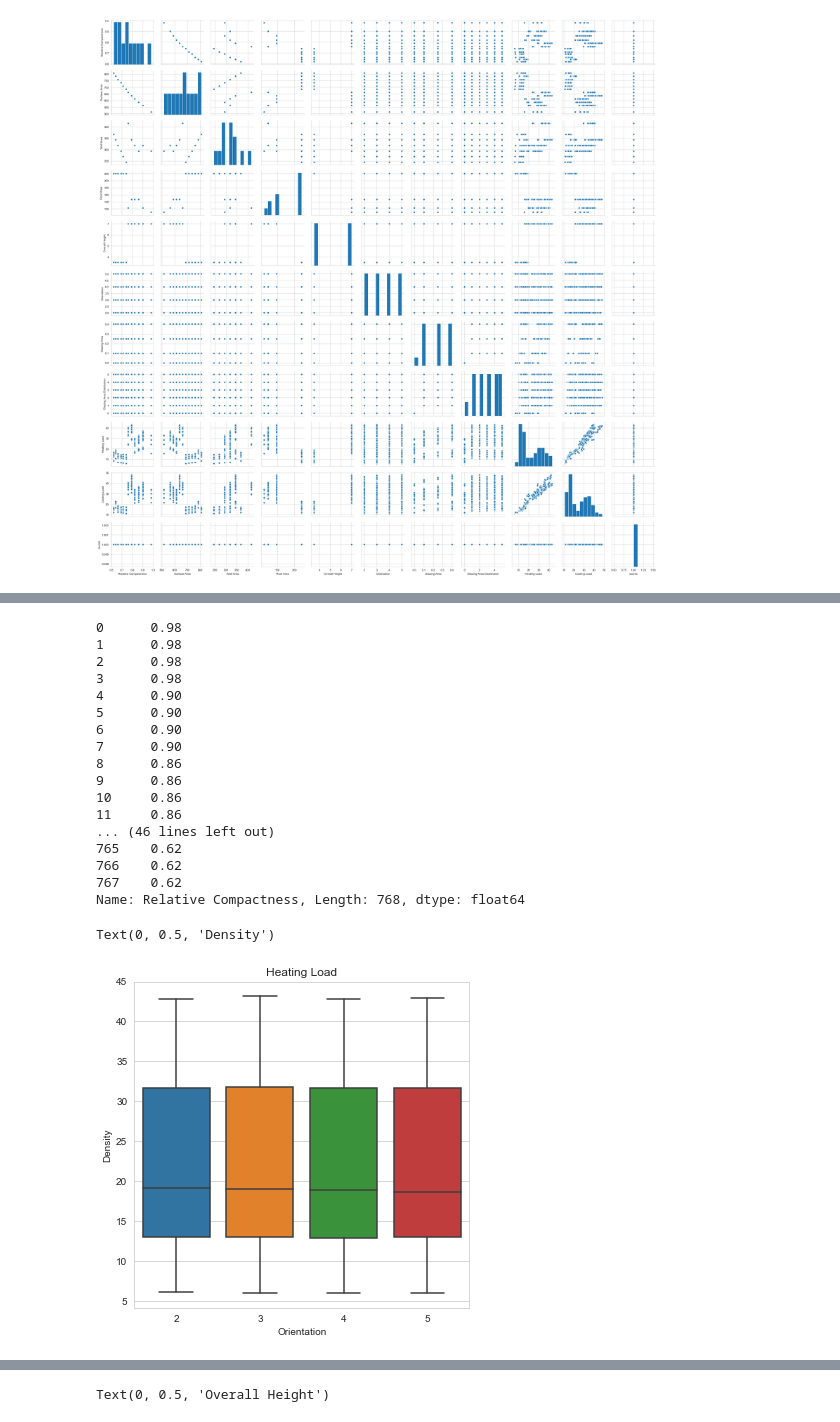
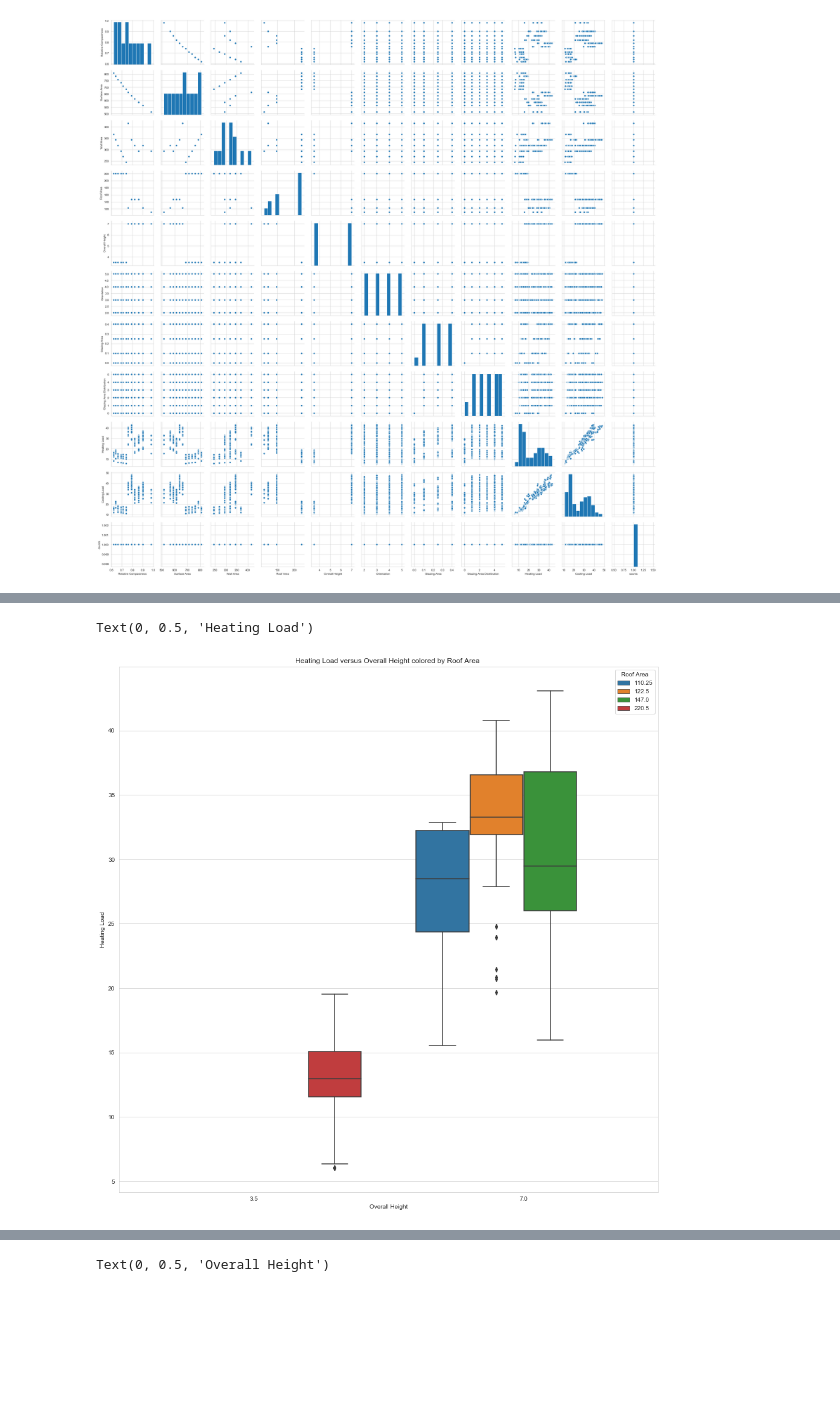
Before and after one commit to mutecypher/Datasci410, a Jupyter notebook: MikePearson-L01-EnergyLoads.ipynb, the cells around one changed output, grey strips where cells are left out. Cells and saved outputs as stored; diff of their text form; code cells hidden in the pictures; blank space fills up the shorter version.

```diff
--- a/MikePearson-L01-EnergyLoads.ipynb
+++ b/MikePearson-L01-EnergyLoads.ipynb
@@ -147,31 +241,11 @@ Text(0, 0.5, 'Density')
-# %%
-print(buildings.loc[:,'Relative Compactness'])
-# %% [output]
-0      0.98
-1      0.98
-2      0.98
-3      0.98
-4      0.90
-5      0.90
-6      0.90
-7      0.90
-8      0.86
-9      0.86
-10     0.86
-11     0.86
-... (46 lines left out)
-765    0.62
-766    0.62
-767    0.62
-Name: Relative Compactness, Length: 768, dtype: float64
 # %%
-fig = plt.figure(figsize=(6,6)) # define plot area
+fig = plt.figure(figsize=(16,16)) # define plot area
 ax = fig.gca() # define axis
 sns.set_style("whitegrid")
-sns.boxplot(x = 'Orientation', y = 'Heating Load', data = buildings, ax = ax)
-ax.set_title('Heating Load') # Give the plot a main title
-ax.set_xlabel('Orientation') # Set text for the x axis
-ax.set_ylabel('Density')# Set text for y axis
+sns.boxplot(x = 'Overall Height', y = 'Heating Load', hue = 'Roof Area' ,data = buildings, ax = ax)
+ax.set_title('Heating Load versus Overall Height colored by Roof Area ') # Give the plot a main title
+ax.set_xlabel('Overall Height') # Set text for the x axis
+ax.set_ylabel('Heating Load')# Set text for y axis
 # %% [output]
-Text(0, 0.5, 'Density')
+Text(0, 0.5, 'Heating Load')
-[figure, old version]
+[figure, new version]
```
Also changed, not shown: parts of 44 cells of this notebook, 8 other files.
